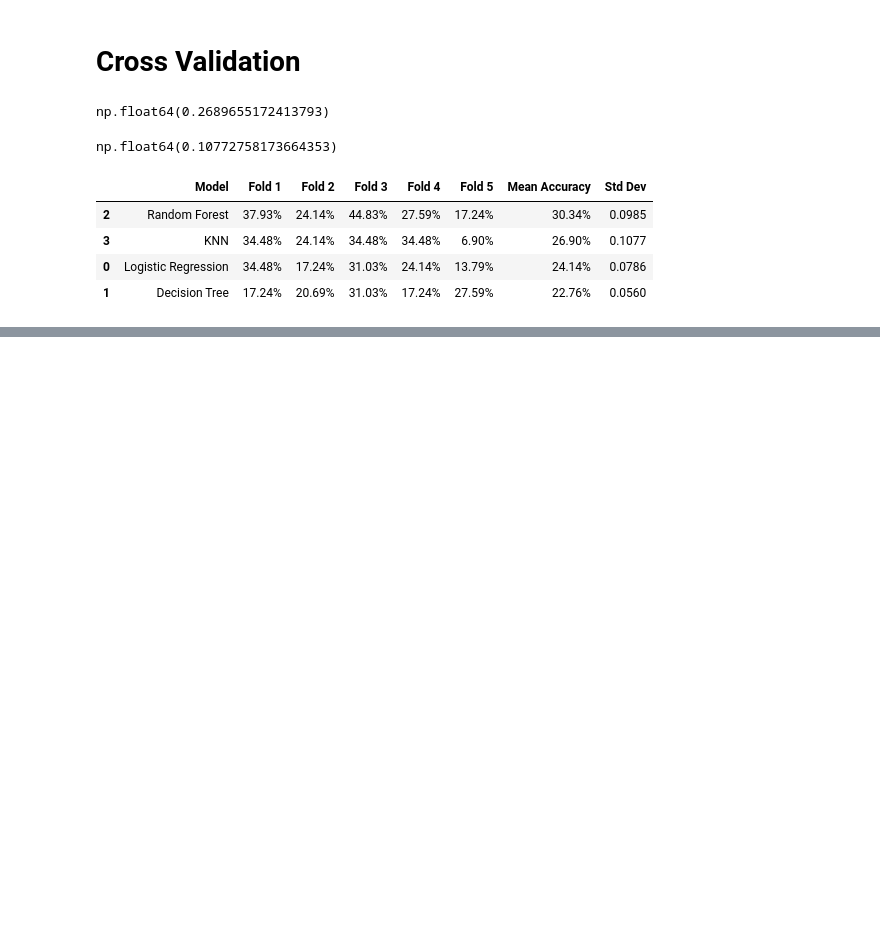
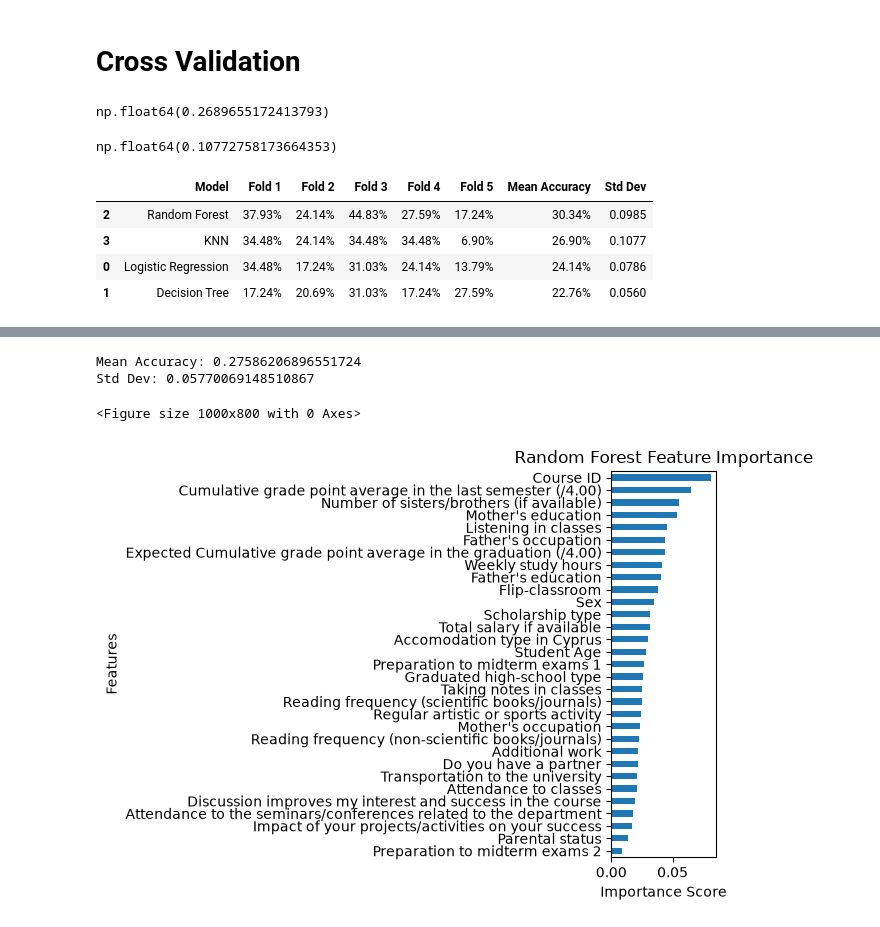
Before and after one commit to P0RUS/Hermes, a Jupyter notebook: notebooks/analysis.ipynb, the cells around one changed output, grey strips where cells are left out. Cells and saved outputs as stored; diff of their text form; code cells hidden in the pictures; blank space fills up the shorter version.

```diff
--- a/notebooks/analysis.ipynb
+++ b/notebooks/analysis.ipynb
@@ -403,0 +408,6 @@ import numpy as np
+# %%
+# Features (Input)
+X = df.drop(columns=["GRADE"])
+
+# Target (Output)
+y = df[["GRADE"]]
@@ -806,0 +844,7 @@ display_cv
+# %%
+rf_model = RandomForestClassifier(
+    n_estimators=100,
+    random_state=42
+)
+
+rf_model.fit(X_train, y_train)
@@ -806,0 +863,12 @@ display_cv
+# %%
+feature_importance = pd.DataFrame({
+    "Feature": X.columns,
+    "Importance": rf_model.feature_importances_
+})
+
+feature_importance = feature_importance.sort_values(
+    by="Importance",
+    ascending=False
+)
+
+feature_importance
@@ -806,0 +966,38 @@ display_cv
+# %%
+rf_exp = RandomForestClassifier(
+    n_estimators=100,
+    random_state=42
+)
+
+scores_exp = cross_val_score(
+    rf_exp,
+    X_exp,
+    y_exp,
+    cv=5,
+    scoring="accuracy"
+)
+
+print("Mean Accuracy:", scores_exp.mean())
+print("Std Dev:", scores_exp.std())
+# %% [output]
+Mean Accuracy: 0.27586206896551724
+Std Dev: 0.05770069148510867
+# %%
+plt.figure(figsize=(10, 8))
+
+feature_importance.sort_values("Importance").plot(
+    kind="barh",
+    x="Feature",
+    y="Importance",
+    legend=False
+)
+
+plt.title("Random Forest Feature Importance")
+plt.xlabel("Importance Score")
+plt.ylabel("Features")
+
+plt.tight_layout()
+plt.show()
+# %% [output]
+<Figure size 1000x800 with 0 Axes>
+[figure, added]
```
Also changed, not shown: parts of 46 cells of this notebook, 34 other files.
